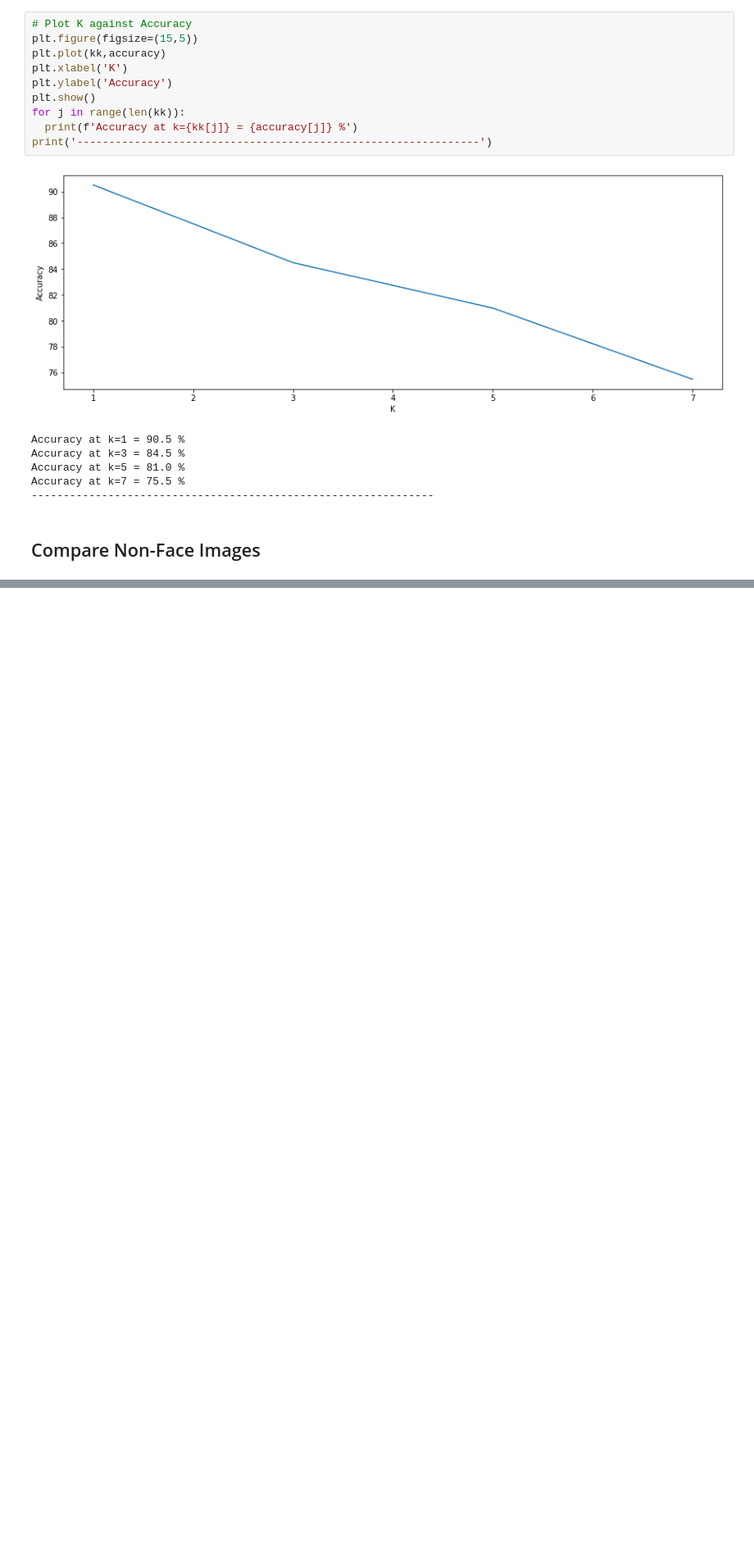
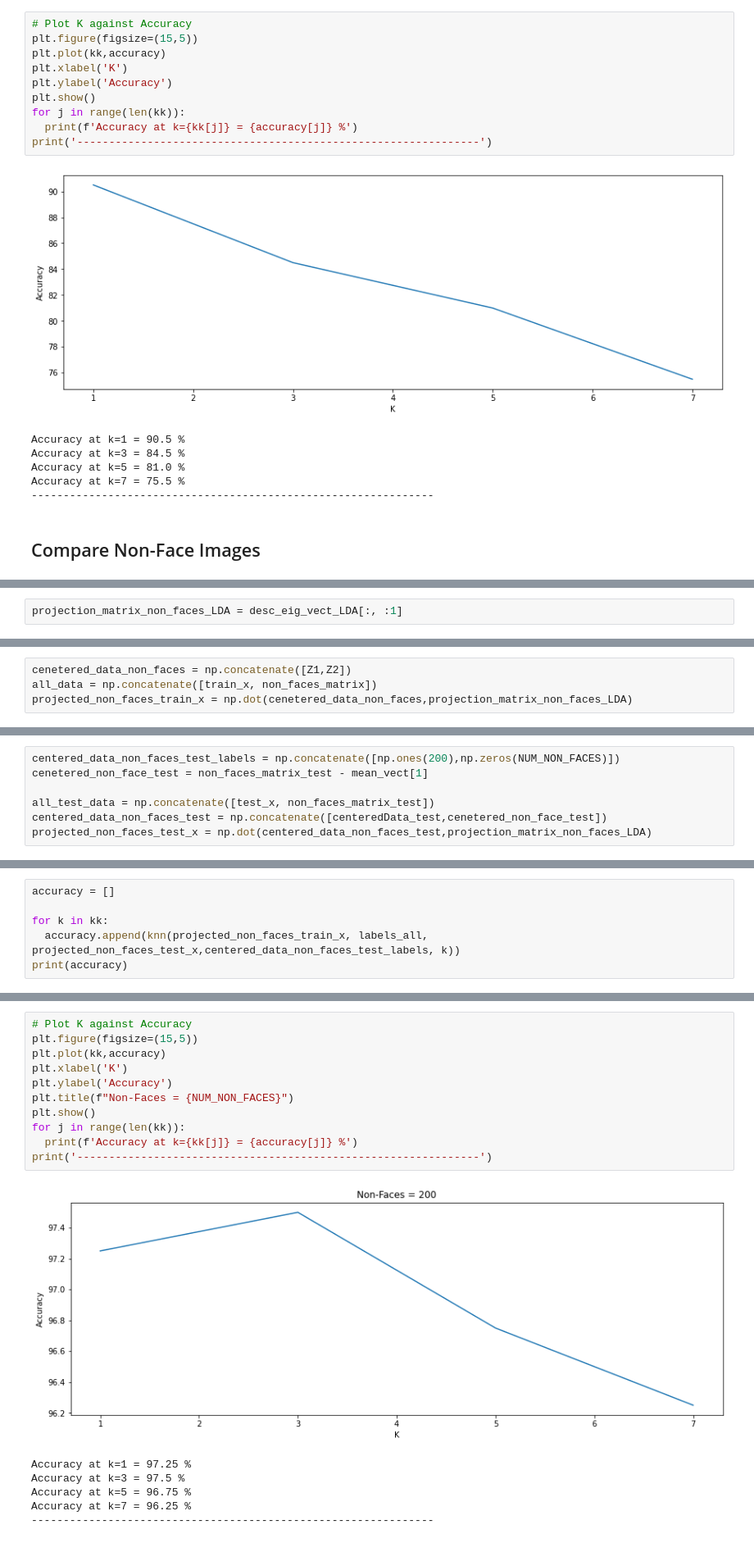
Before and after one commit to Abdelrahman-Shawky/Face-Recognition, a Jupyter notebook: Face_Recognition.ipynb, the cells around one changed output, grey strips where cells are left out. Shown at 82% size. Drawn from its saved outputs; the diff is of its cells as text; blank space fills up the shorter version.

```diff
--- a/Face_Recognition.ipynb
+++ b/Face_Recognition.ipynb
@@ -602,0 +732,2 @@ Accuracy at k=7 = 75.5 %
+# %%
+projection_matrix_non_faces_LDA = desc_eig_vect_LDA[:, :1]
@@ -602,0 +736,4 @@ Accuracy at k=7 = 75.5 %
+# %%
+cenetered_data_non_faces = np.concatenate([Z1,Z2])
+all_data = np.concatenate([train_x, non_faces_matrix])
+projected_non_faces_train_x = np.dot(cenetered_data_non_faces,projection_matrix_non_faces_LDA)
@@ -602,0 +752,7 @@ Accuracy at k=7 = 75.5 %
+# %%
+centered_data_non_faces_test_labels = np.concatenate([np.ones(200),np.zeros(NUM_NON_FACES)])
+cenetered_non_face_test = non_faces_matrix_test - mean_vect[1]
+
+all_test_data = np.concatenate([test_x, non_faces_matrix_test])
+centered_data_non_faces_test = np.concatenate([centeredData_test,cenetered_non_face_test])
+projected_non_faces_test_x = np.dot(centered_data_non_faces_test,projection_matrix_non_faces_LDA)
@@ -602,0 +765,6 @@ Accuracy at k=7 = 75.5 %
+# %%
+accuracy = []
+
+for k in kk:
+  accuracy.append(knn(projected_non_faces_train_x, labels_all, projected_non_faces_test_x,centered_data_non_faces_test_labels, k))
+print(accuracy)
@@ -602,0 +779,18 @@ Accuracy at k=7 = 75.5 %
+# %%
+# Plot K against Accuracy
+plt.figure(figsize=(15,5))
+plt.plot(kk,accuracy)
+plt.xlabel('K')
+plt.ylabel('Accuracy')
+plt.title(f"Non-Faces = {NUM_NON_FACES}")
+plt.show()
+for j in range(len(kk)):
+  print(f'Accuracy at k={kk[j]} = {accuracy[j]} %')
+print('---------------------------------------------------------------')
+# %% [output]
+[figure, added]
+Accuracy at k=1 = 97.25 %
+Accuracy at k=3 = 97.5 %
+Accuracy at k=5 = 96.75 %
+Accuracy at k=7 = 96.25 %
+---------------------------------------------------------------
```
Also changed, not shown: parts of 61 cells of this notebook.
